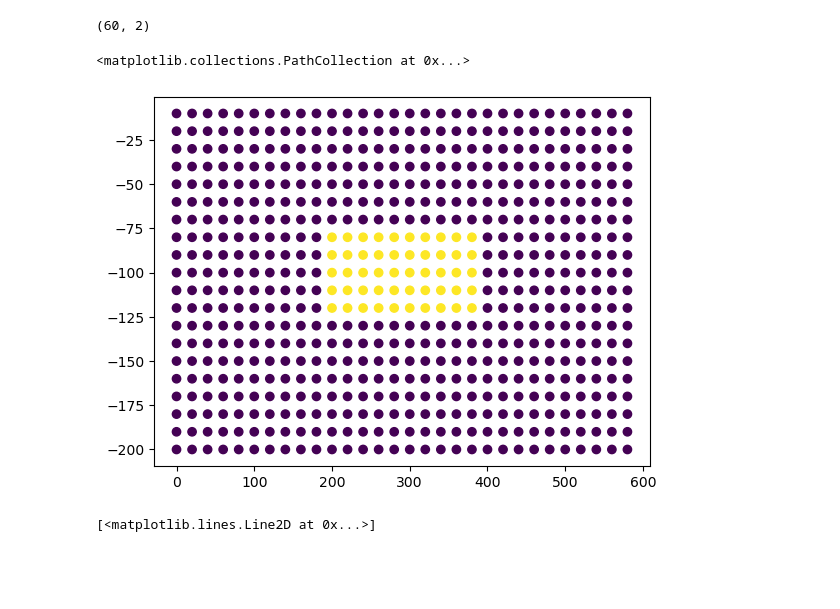
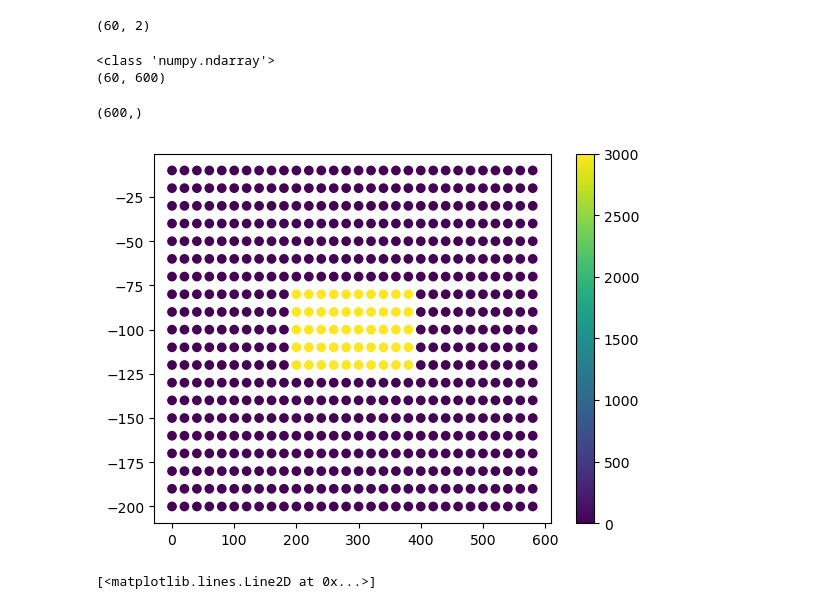
Before and after one commit to jlmaurer/GE6146, a Jupyter notebook: notebooks/Lab2b_GravityModeling.ipynb, the cells around one changed output. Drawn from its saved outputs; the diff is of its cells as text; code cells hidden in the pictures; blank space fills up the shorter version.

```diff
--- a/notebooks/Lab2b_GravityModeling.ipynb
+++ b/notebooks/Lab2b_GravityModeling.ipynb
@@ -96,6 +102,12 @@ G = np.zeros((len(X), len(X_model)))
 for i in range(len(X_model)):
   for j in range(len(X)):
     G[j, i] = gravity(X_model[i, :], X[j, :], area = cell_size_x * cell_size_z)
+# %%
+print(type(G))
+print(G.shape)
+# %% [output]
+<class 'numpy.ndarray'>
+(60, 600)
 # %%
 # Gravity Model 1
 density_anomaly = 3000
@@ -106,12 +118,16 @@ model[np.arange(340, 350, 1)] = density_anomaly
 model[np.arange(310, 320, 1)] = density_anomaly
 model[np.arange(280, 290, 1)] = density_anomaly
 model[np.arange(250, 260, 1)] = density_anomaly
+# %%
+model.shape
+# %% [output]
+(600,)
 # %%
 # True Density Anomaly Model
-plt.scatter(X_model[:, 0], X_model[:, 1], c=model.ravel())
+cax = plt.scatter(X_model[:, 0], X_model[:, 1], c=model.ravel())
+cbar = plt.colorbar(cax)
 # %% [output]
-<matplotlib.collections.PathCollection at 0x...>
-[figure, old version]
+[figure, new version]
 # %%
 d_pred = np.dot(G, model)
 # %%
```
Also changed, not shown: parts of 9 cells of this notebook.
